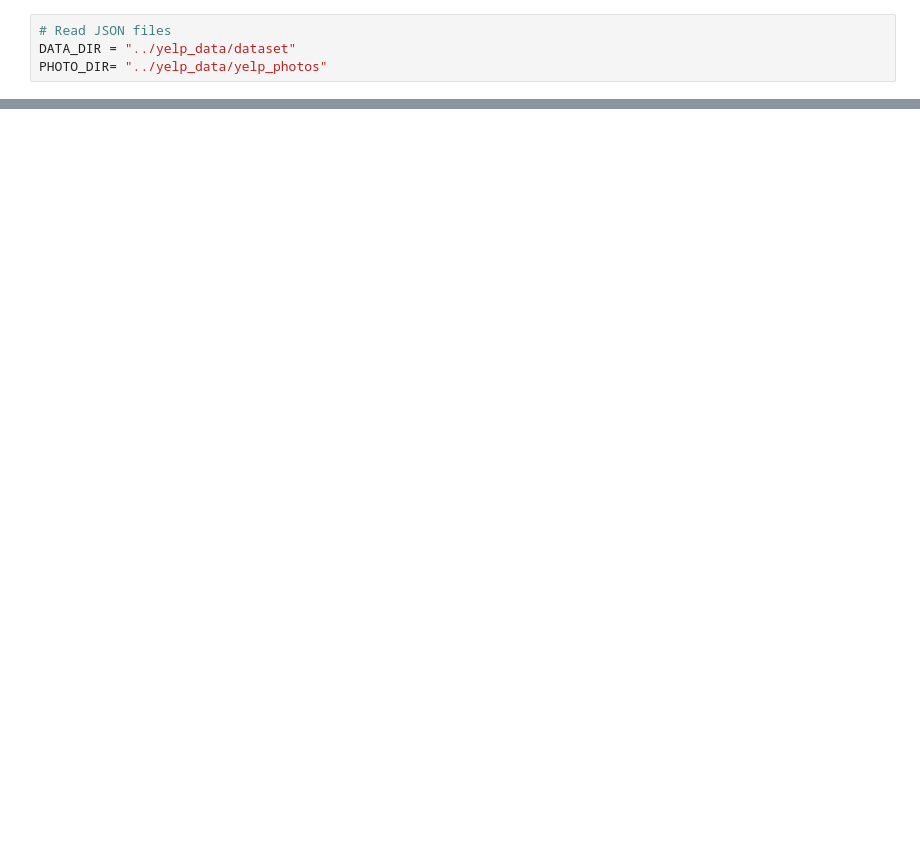
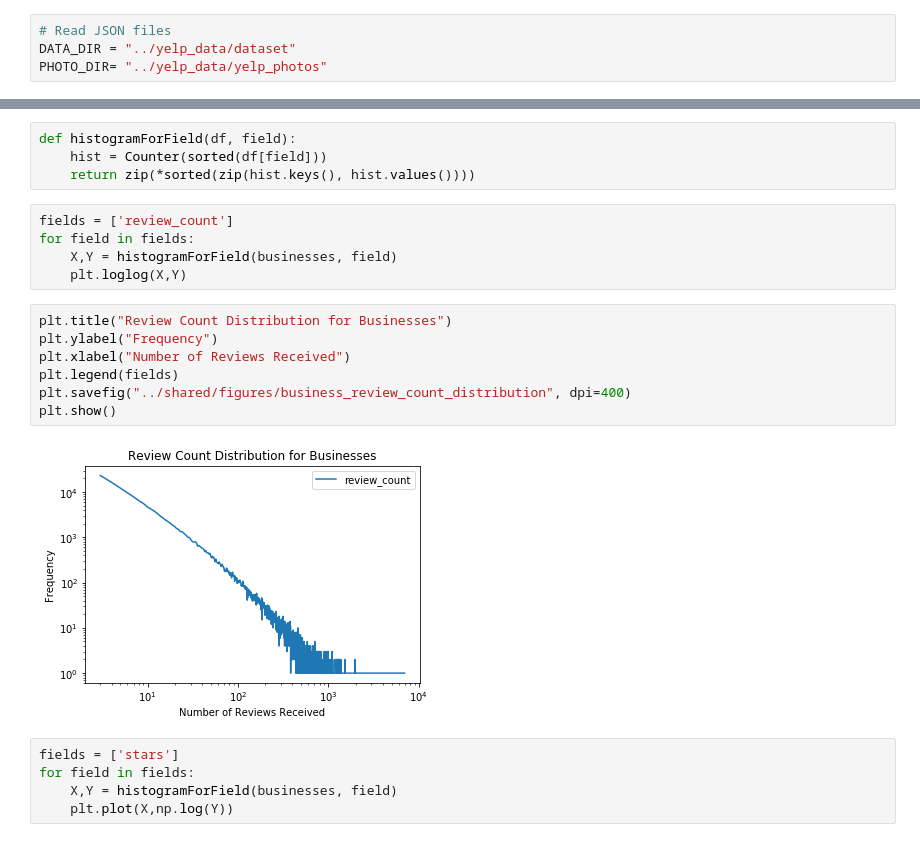
Before and after one commit to kandluis/yelp-star-reviews, a Jupyter notebook: code/Yelp Data Set Analysis.ipynb, the cells around one changed output, grey strips where cells are left out. Drawn from its saved outputs; the diff is of its cells as text; blank space fills up the shorter version.

```diff
--- a/code/Yelp Data Set Analysis.ipynb
+++ b/code/Yelp Data Set Analysis.ipynb
@@ -22,0 +204,23 @@ ValueError: Trailing data
+# %%
+def histogramForField(df, field):
+    hist = Counter(sorted(df[field]))
+    return zip(*sorted(zip(hist.keys(), hist.values())))
+# %%
+fields = ['review_count']
+for field in fields:
+    X,Y = histogramForField(businesses, field)
+    plt.loglog(X,Y)
+# %%
+plt.title("Review Count Distribution for Businesses")
+plt.ylabel("Frequency")
+plt.xlabel("Number of Reviews Received")
+plt.legend(fields)
+plt.savefig("../shared/figures/business_review_count_distribution", dpi=400)
+plt.show()
+# %% [output]
+[figure, added]
+# %%
+fields = ['stars']
+for field in fields:
+    X,Y = histogramForField(businesses, field)
+    plt.plot(X,np.log(Y))
```
Also changed, not shown: parts of 39 cells of this notebook, 3 other files.
